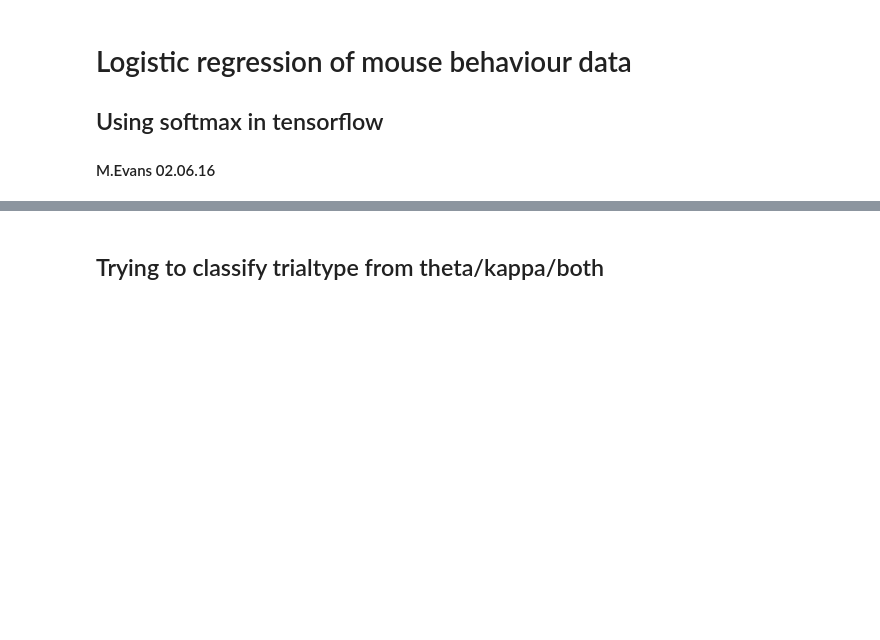
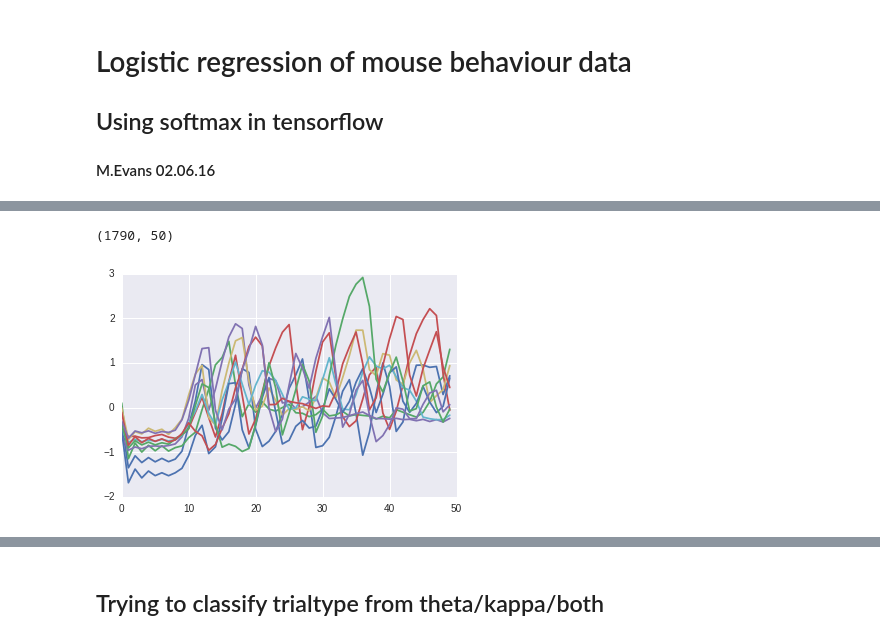
Before and after one commit to mathewzilla/whiskfree, a Jupyter notebook: tf/softmax_tf.ipynb, the cells around one changed output, grey strips where cells are left out. Saved outputs shown, nothing was run; the diff lists cells and outputs as text; code cells hidden in the pictures; blank space fills up the shorter version.

```diff
--- a/tf/softmax_tf.ipynb
+++ b/tf/softmax_tf.ipynb
@@ -36,0 +21,6 @@ Successfully installed scipy-0.17.1 seaborn-0.7.0
+# %%
+# Import the data. For one mouse ATM
+theta = pd.read_csv('~/work/whiskfree/data/theta_36.csv',header=None)
+kappa = pd.read_csv('~/work/whiskfree/data/kappa_36.csv',header=None)
+tt = pd.read_csv('~/work/whiskfree/data/trialtype_36.csv',header=None)
+ch = pd.read_csv('~/work/whiskfree/data/choice_36.csv',header=None)
@@ -36,0 +30,9 @@ Successfully installed scipy-0.17.1 seaborn-0.7.0
+# %%
+# Restrict analysis to 500ms post-touch and downsample with resample
+theta_r = np.array([[resample(theta.values.squeeze()[i,950:1440],50)] for i in range(0,theta.shape[0])])
+theta_r = zscore(theta_r.squeeze(),axis=None)
+print(theta_r.shape)
+_ = plt.plot(theta_r[:10].T)
+# %% [output]
+(1790, 50)
+[figure, added]
```
Also changed, not shown: parts of 22 cells of this notebook, 2 other files.
